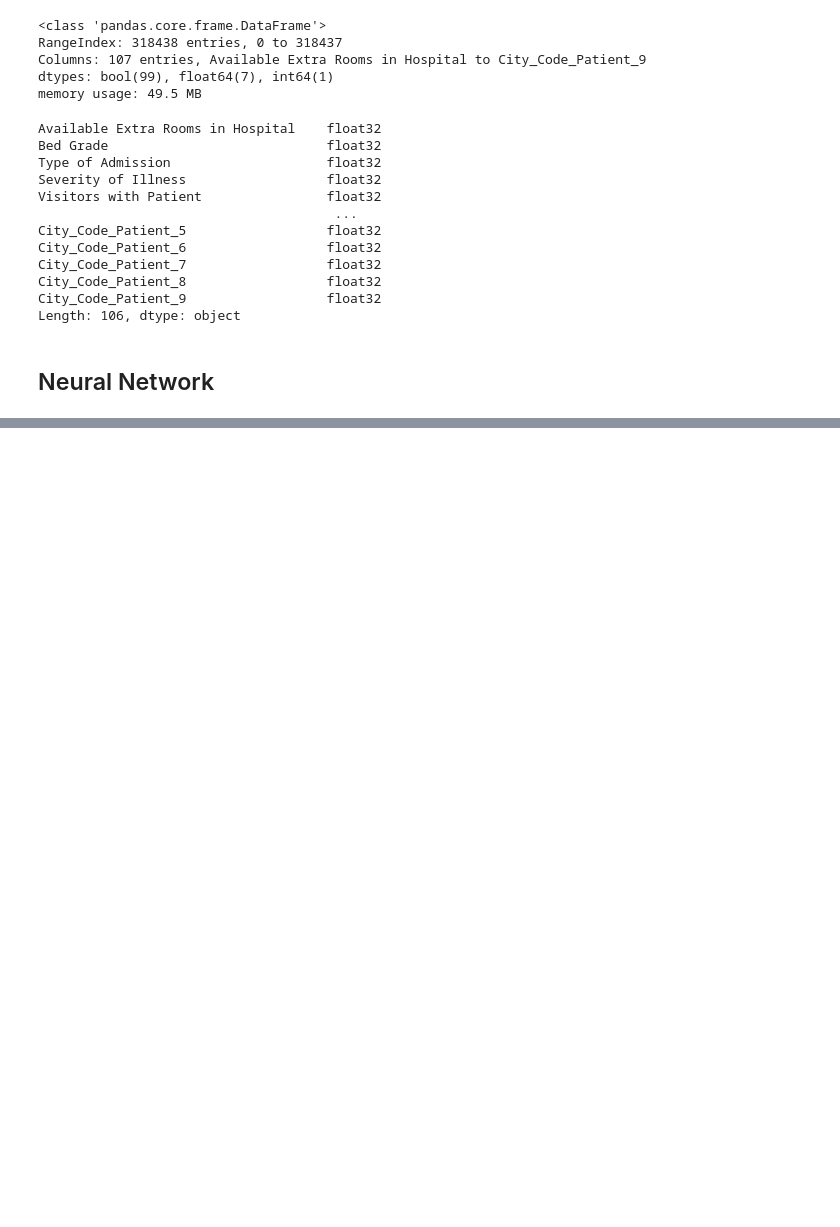
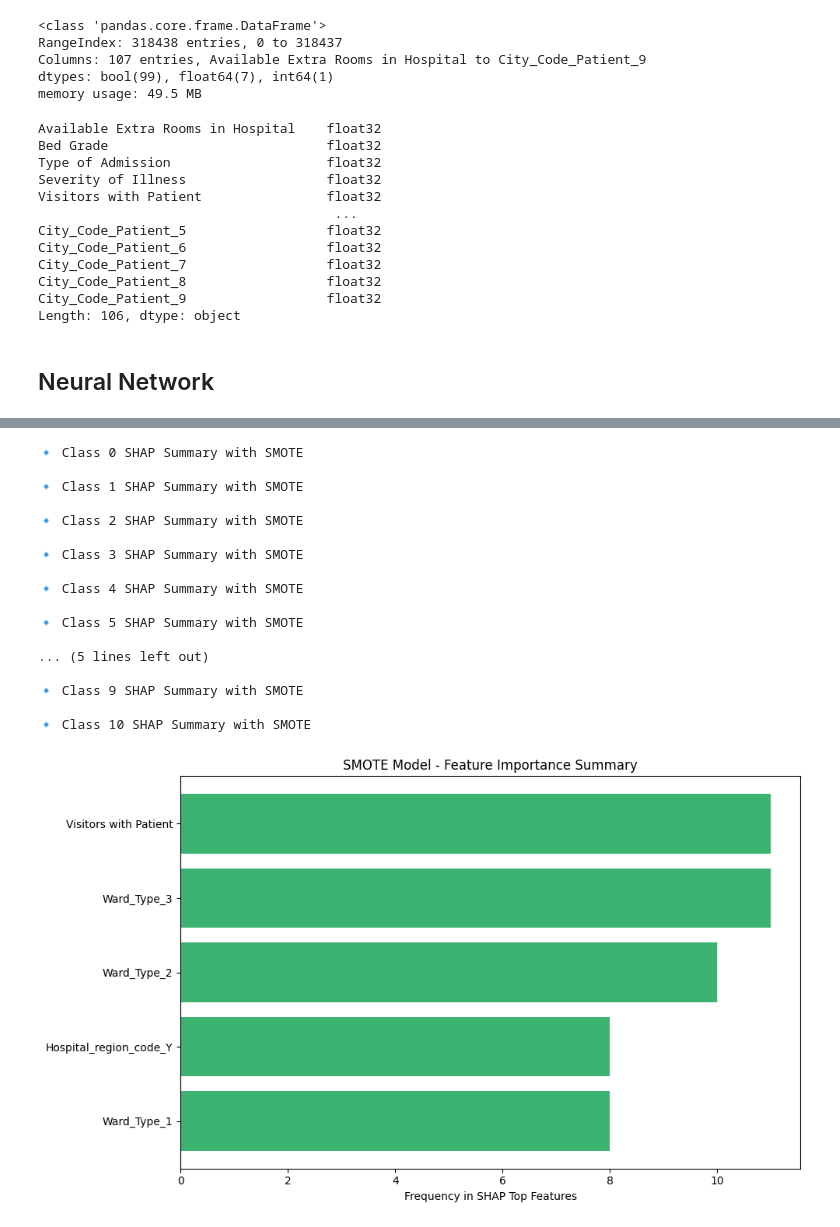
Before and after one commit to Jayjolie1026/4260, a Jupyter notebook: neural_net.ipynb, the cells around one changed output, grey strips where cells are left out. Saved outputs shown, nothing was run; the diff lists cells and outputs as text; code cells hidden in the pictures; blank space fills up the shorter version.

Commit message:
begin implementing SHAP

```diff
--- a/neural_net.ipynb
+++ b/neural_net.ipynb
@@ -142,0 +335,10 @@ shap.summary_plot(shap_values, X_explain)
+# %%
+# SHAP Explainer for original model
+explainer_orig = shap.Explainer(model_orig.predict, X_train)
+shap_values_orig = explainer_orig(sample_X)
+
+print("SHAP values shape (Original):", shap_values_orig.shape)
+
+for i in range(shap_values_orig.shape[2]):
+    print(f"\n🔹 Class {i} SHAP Summary without SMOTE")
+    shap.plots.bar(shap_values_orig[:, :, i])
@@ -142,0 +408,54 @@ shap.summary_plot(shap_values, X_explain)
+# %%
+# Store top features per class in a list of lists
+smote_shap_top_features = []
+
+for i in range(shap_values_smote.shape[2]):  # Loop over classes
+    print(f"\n🔹 Class {i} SHAP Summary with SMOTE")
+
+    # Get mean absolute SHAP values for each feature
+    mean_abs_shap = np.abs(shap_values_smote[:, :, i].values).mean(axis=0)
+
+    # Get indices of top N features (e.g., 10)
+    top_indices = np.argsort(mean_abs_shap)[-10:][::-1]
+
+    # Map indices to feature names
+    top_features = [sample_X.columns[idx] for idx in top_indices]
+    smote_shap_top_features.append(top_features)
+
+
+# Flatten the list of lists
+flat_smote = [feature for sublist in smote_shap_top_features for feature in sublist]
+
+# Count occurrences of each feature across all classes
+smote_feature_counts = Counter(flat_smote)
+
+# Create bar chart of feature frequencies
+top_5_features = smote_feature_counts.most_common(5)
+features_smote, counts_smote = zip(*top_5_features)
+
+plt.figure(figsize=(10, 6))
+plt.barh(features_smote, counts_smote, color='mediumseagreen')
+plt.xlabel("Frequency in SHAP Top Features")
+plt.title("SMOTE Model - Feature Importance Summary")
+plt.gca().invert_yaxis()
+plt.tight_layout()
+plt.show()
+# %% [output]
+🔹 Class 0 SHAP Summary with SMOTE
+
+🔹 Class 1 SHAP Summary with SMOTE
+
+🔹 Class 2 SHAP Summary with SMOTE
+
+🔹 Class 3 SHAP Summary with SMOTE
+
+🔹 Class 4 SHAP Summary with SMOTE
+
+🔹 Class 5 SHAP Summary with SMOTE
+
+... (5 lines left out)
+
+🔹 Class 9 SHAP Summary with SMOTE
+
+🔹 Class 10 SHAP Summary with SMOTE
+[figure, added]
```
Also changed, not shown: parts of 10 cells of this notebook.
